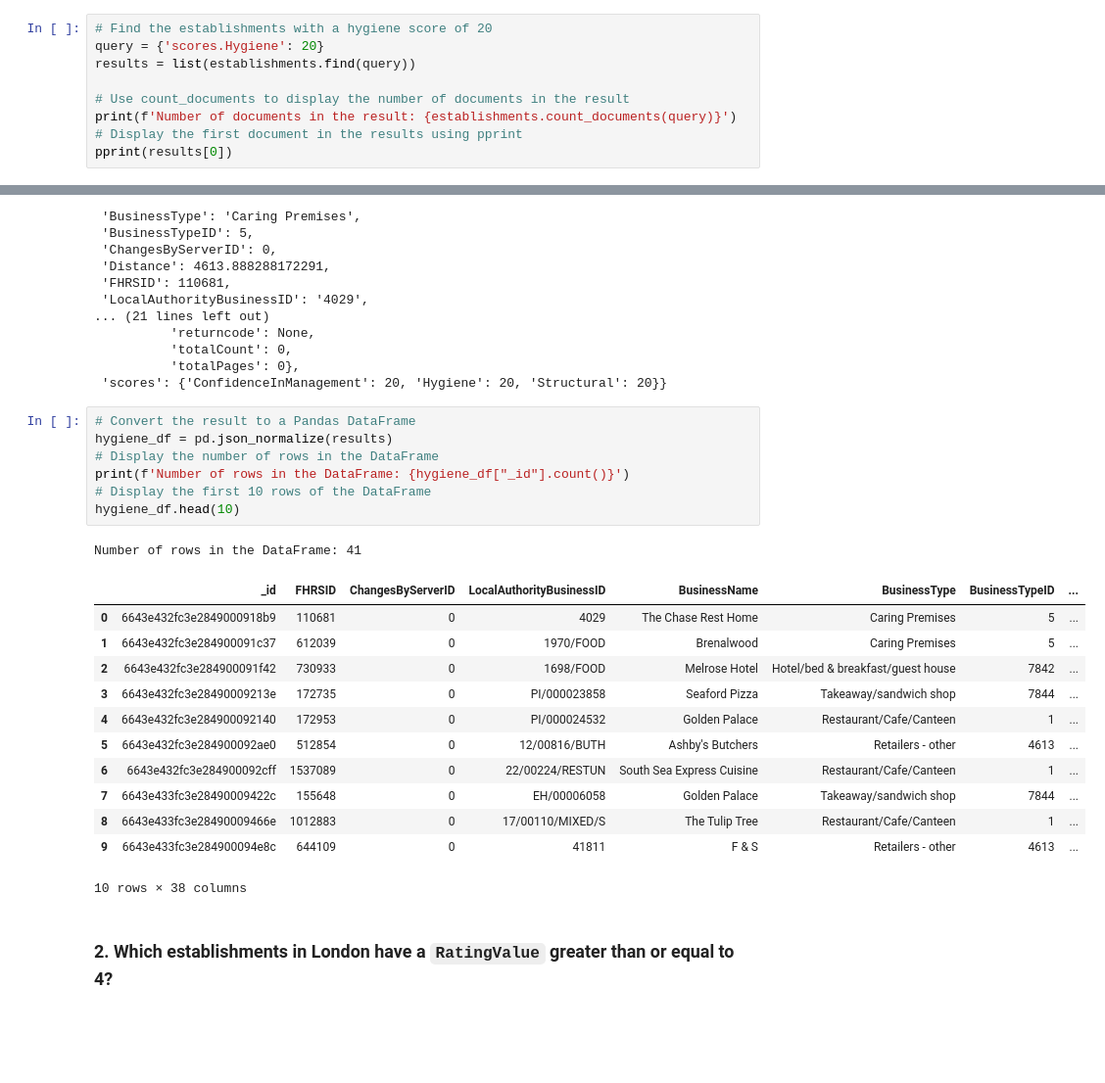
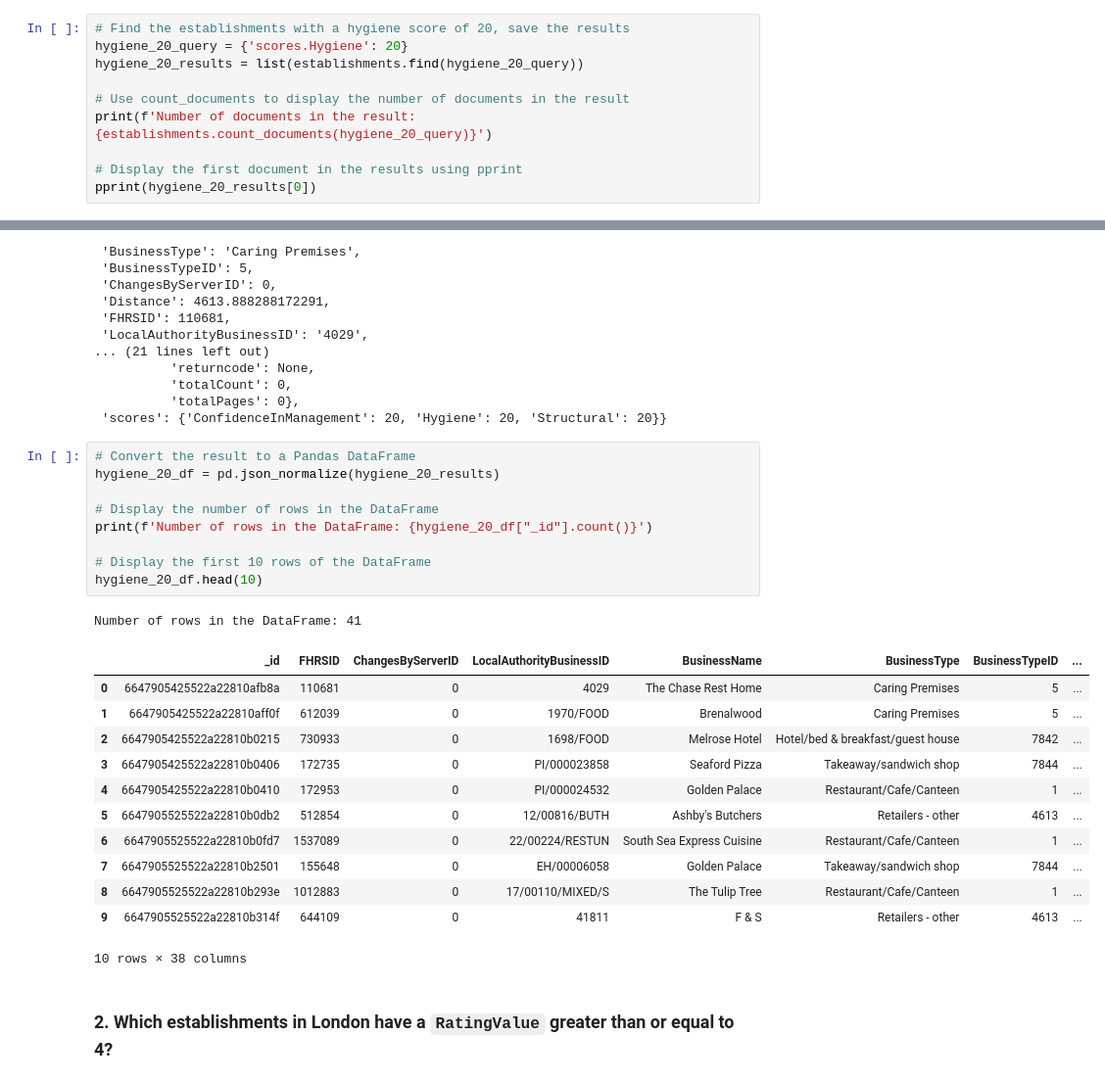
Before and after one commit to NicholasJWiid/nosql_challenge, a Jupyter notebook: NoSQL_analysis_starter.ipynb, the cells around one changed output, grey strips where cells are left out. Shown: that part at 98% size. Drawn from its saved outputs; the diff is of its cells as text; blank space fills up the shorter version.

```diff
--- a/NoSQL_analysis_starter.ipynb
+++ b/NoSQL_analysis_starter.ipynb
@@ -49,14 +51,15 @@ Unless otherwise stated, for each question:
 # %% [markdown]
 ### 1. Which establishments have a hygiene score equal to 20?
 # %%
-# Find the establishments with a hygiene score of 20
-query = {'scores.Hygiene': 20}
-results = list(establishments.find(query))
+# Find the establishments with a hygiene score of 20, save the results
+hygiene_20_query = {'scores.Hygiene': 20}
+hygiene_20_results = list(establishments.find(hygiene_20_query))
 
 # Use count_documents to display the number of documents in the result
-print(f'Number of documents in the result: {establishments.count_documents(query)}')
+print(f'Number of documents in the result: {establishments.count_documents(hygiene_20_query)}')
+
 # Display the first document in the results using pprint
-pprint(results[0])
+pprint(hygiene_20_results[0])
 # %% [output]
 Number of documents in the result: 41
 {'AddressLine1': '5-6 Southfields Road',
@@ -77,24 +80,26 @@ Number of documents in the result: 41
  'scores': {'ConfidenceInManagement': 20, 'Hygiene': 20, 'Structural': 20}}
 # %%
 # Convert the result to a Pandas DataFrame
-hygiene_df = pd.json_normalize(results)
+hygiene_20_df = pd.json_normalize(hygiene_20_results)
+
 # Display the number of rows in the DataFrame
-print(f'Number of rows in the DataFrame: {hygiene_df["_id"].count()}')
+print(f'Number of rows in the DataFrame: {hygiene_20_df["_id"].count()}')
+
 # Display the first 10 rows of the DataFrame
-hygiene_df.head(10)
+hygiene_20_df.head(10)
 # %% [output]
 Number of rows in the DataFrame: 41
 |  | _id | FHRSID | ChangesByServerID | LocalAuthorityBusinessID | BusinessName | BusinessType | BusinessTypeID | ... |
-| 0 | 6643e432fc3e2849000918b9 | 110681 | 0 | 4029 | The Chase Rest Home | Caring Premises | 5 | ... |
-| 1 | 6643e432fc3e284900091c37 | 612039 | 0 | 1970/FOOD | Brenalwood | Caring Premises | 5 | ... |
-| 2 | 6643e432fc3e284900091f42 | 730933 | 0 | 1698/FOOD | Melrose Hotel | Hotel/bed & breakfast/guest house | 7842 | ... |
-| 3 | 6643e432fc3e28490009213e | 172735 | 0 | PI/000023858 | Seaford Pizza | Takeaway/sandwich shop | 7844 | ... |
-| 4 | 6643e432fc3e284900092140 | 172953 | 0 | PI/000024532 | Golden Palace | Restaurant/Cafe/Canteen | 1 | ... |
-| 5 | 6643e432fc3e284900092ae0 | 512854 | 0 | 12/00816/BUTH | Ashby's Butchers | Retailers - other | 4613 | ... |
-| 6 | 6643e432fc3e284900092cff | 1537089 | 0 | 22/00224/RESTUN | South Sea Express Cuisine | Restaurant/Cafe/Canteen | 1 | ... |
-| 7 | 6643e433fc3e28490009422c | 155648 | 0 | EH/00006058 | Golden Palace | Takeaway/sandwich shop | 7844 | ... |
-| 8 | 6643e433fc3e28490009466e | 1012883 | 0 | 17/00110/MIXED/S | The Tulip Tree | Restaurant/Cafe/Canteen | 1 | ... |
-| 9 | 6643e433fc3e284900094e8c | 644109 | 0 | 41811 | F & S | Retailers - other | 4613 | ... |
+| 0 | 6647905425522a22810afb8a | 110681 | 0 | 4029 | The Chase Rest Home | Caring Premises | 5 | ... |
+| 1 | 6647905425522a22810aff0f | 612039 | 0 | 1970/FOOD | Brenalwood | Caring Premises | 5 | ... |
+| 2 | 6647905425522a22810b0215 | 730933 | 0 | 1698/FOOD | Melrose Hotel | Hotel/bed & breakfast/guest house | 7842 | ... |
+| 3 | 6647905425522a22810b0406 | 172735 | 0 | PI/000023858 | Seaford Pizza | Takeaway/sandwich shop | 7844 | ... |
+| 4 | 6647905425522a22810b0410 | 172953 | 0 | PI/000024532 | Golden Palace | Restaurant/Cafe/Canteen | 1 | ... |
+| 5 | 6647905525522a22810b0db2 | 512854 | 0 | 12/00816/BUTH | Ashby's Butchers | Retailers - other | 4613 | ... |
+| 6 | 6647905525522a22810b0fd7 | 1537089 | 0 | 22/00224/RESTUN | South Sea Express Cuisine | Restaurant/Cafe/Canteen | 1 | ... |
+| 7 | 6647905525522a22810b2501 | 155648 | 0 | EH/00006058 | Golden Palace | Takeaway/sandwich shop | 7844 | ... |
+| 8 | 6647905525522a22810b293e | 1012883 | 0 | 17/00110/MIXED/S | The Tulip Tree | Restaurant/Cafe/Canteen | 1 | ... |
+| 9 | 6647905525522a22810b314f | 644109 | 0 | 41811 | F & S | Retailers - other | 4613 | ... |
 10 rows × 38 columns
 # %% [markdown]
 ### 2. Which establishments in London have a `RatingValue` greater than or equal to 4?
```
Also changed, not shown: parts of 12 cells of this notebook, 1 other file.
